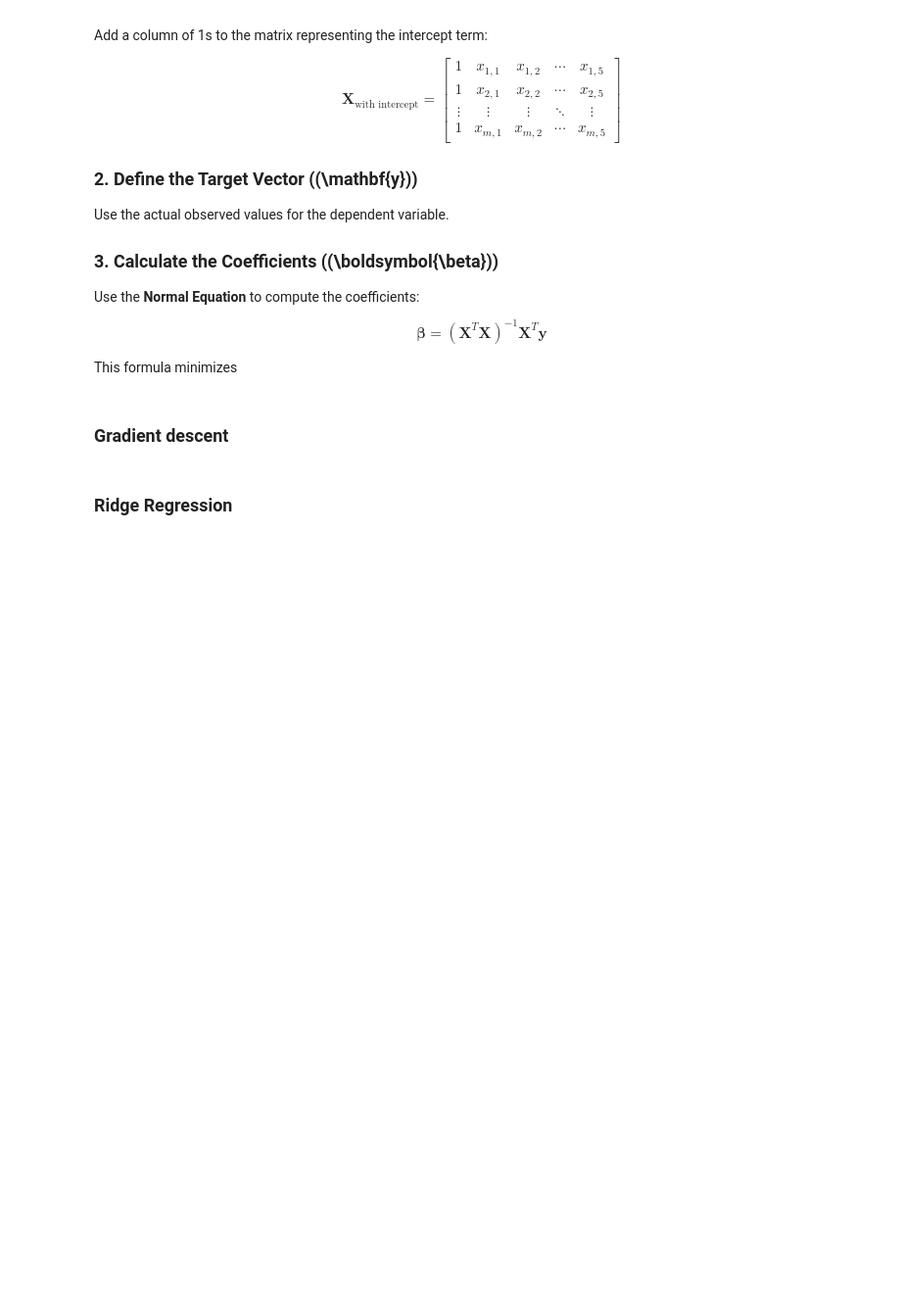
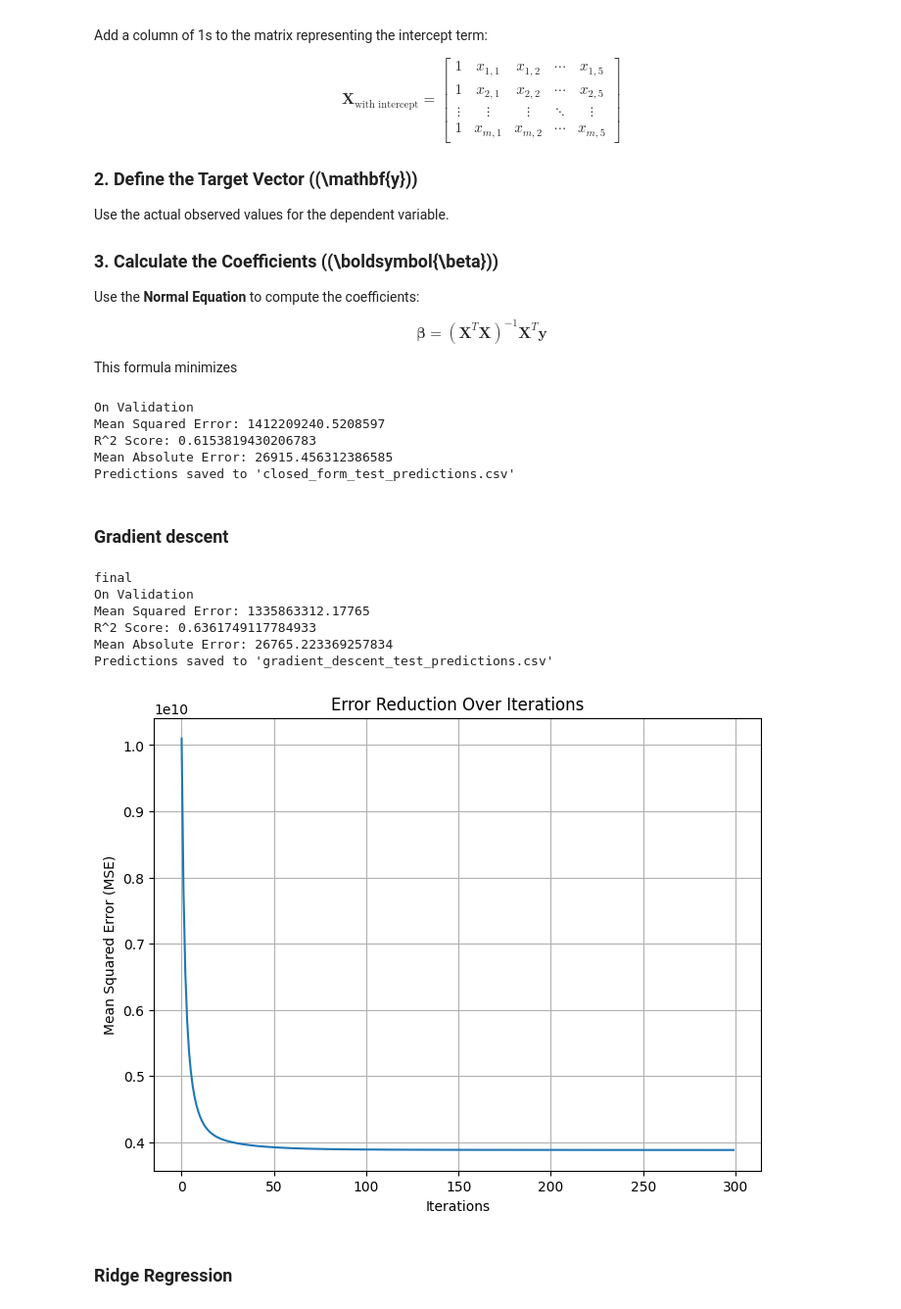
Before and after one commit to SarahYousefH/MachineLearningAssignment2, a Jupyter notebook: machine-learning-regression-assignment.ipynb, the cells around one changed output. Shown at 98% size. Cells and saved outputs as stored; diff of their text form; code cells hidden in the pictures; blank space fills up the shorter version.

```diff
--- a/machine-learning-regression-assignment.ipynb
+++ b/machine-learning-regression-assignment.ipynb
@@ -639,7 +639,7 @@ df_shuffled = shuffle(df, random_state=42) # note that 42 is a widely used conve
 train_data, temp_data = train_test_split(df_shuffled, test_size=0.4, random_state=42)
 
 # Split the temp data into validation and testing
-val_data, test_data = train_test_split(temp_data, test_size=0.6, random_state=42)
+val_data, test_data = train_test_split(temp_data, test_size=0.4, random_state=42)
 
 # Output the sizes of each split to verify
 print (len(train_data))
@@ -870,26 +870,36 @@ This formula minimizes
 
 import numpy as np
 
-def closed_form_model(X_train, y_train, X_test, y_test):
+def closed_form_model(X_train, y_train, X_val, X_test):
 
     # add bias feature
-    X_train = np.hstack((np.ones((train_data.shape[0], 1)), X_train))
-    X_test = np.hstack((np.ones((test_data.shape[0], 1)), X_test))
+    X_train = np.hstack((np.ones((X_train.shape[0], 1)), X_train))
+    X_val = np.hstack((np.ones((X_val.shape[0], 1)), X_val))
+    X_test = np.hstack((np.ones((X_test.shape[0], 1)), X_test))
 
     # Closed-form solution for linear regression
     # beta = (X^T * X)^(-1) * X^T * y
     beta = np.linalg.inv(X_train.T @ X_train) @ X_train.T @ y_train
 
-    # Make predictions on test sets
-    y_predicted = X_test @ beta
 
-    return y_predicted, beta
+    # Make predictions on validation set
+    y_val_predicted = X_val @ beta
+
+    # Make predictions on test set
+    y_test_predicted = X_test @ beta
+
+    return y_val_predicted,y_test_predicted
 
 
-y_predicted, beta = closed_form_model(X_train, y_train, X_test, y_test)
-mse,r2,mae = evaluate_model(y_predicted)
-print_evaluation (mse,r2,mae)
-export_model (y_predicted, 'closed_form')
+y_val_predicted_closed, y_test_predicted_closed = closed_form_model(X_train, y_train, X_val, X_test)
+mse,r2,mae = evaluate_model(y_val_predicted_closed)
+export_model (y_test_predicted_linear, 'closed_form')
+# %% [output]
+On Validation
+Mean Squared Error: 1412209240.5208597
+R^2 Score: 0.6153819430206783
+Mean Absolute Error: 26915.456312386585
+Predictions saved to 'closed_form_test_predictions.csv'
 # %% [markdown]
 ### Gradient descent
 # %%
@@ -898,11 +908,12 @@ import matplotlib.pyplot as plt
 
 
 # find linear regression with visualizing
-def gradient_descent_model(X_train, y_train, X_test, y_test, alpha , num_iterations):
+def gradient_descent_model(X_train, y_train, X_val,X_test, alpha , num_iterations):
 
     # add bias feature
-    X_train = np.hstack((np.ones((train_data.shape[0], 1)), X_train))
-    X_test = np.hstack((np.ones((test_data.shape[0], 1)), X_test))
+    X_train = np.hstack((np.ones((X_train.shape[0], 1)), X_train))
+    X_val = np.hstack((np.ones((X_val.shape[0], 1)), X_val))
+    X_test = np.hstack((np.ones((X_test.shape[0], 1)), X_test))
 
     num_samples = X_train.shape[0]  # Number of samples
     num_features = X_train.shape[1]  # Number of features or weights
@@ -915,40 +926,52 @@ def gradient_descent_model(X_train, y_train, X_test, y_test, alpha , num_iterati
     for t in range(num_iterations):
         # find predictions
         y_pred = X_train @ w
 
         # Compute gradient which equal to derivative
         gradient = -(1 / num_samples) * (X_train.T @ (y_train - y_pred))
 
         # Update weights based on gradient and alpha
         w = w - alpha * gradient
 
         # Calculate MSE and store it
         error = (1 / (2 * num_samples)) * np.sum((y_train - y_pred) ** 2)
         errors.append(error)
 
+
+    # Predict on the validation set using the final weights
+    y_val_predicted = X_val @ w
+
     # Predict on the test set using the final weights
-    y_test_pred = X_test @ w
+    y_test_predicted = X_test @ w
 
-    return y_test_pred, errors
+    return y_val_predicted, y_test_predicted, errors
 
 
 
 alpha = 0.1
-num_iterations = 200
+num_iterations = 300
 
-y_predicted, errors = gradient_descent_model(X_train, y_train, X_test, y_test, alpha , num_iterations)
-mse,r2,mae = evaluate_model(y_predicted)
-print_evaluation (mse,r2,mae)
-export_model (y_predicted, 'gradient_descent')
+y_val_predicted_gradient, y_test_predicted_gradient, errors = gradient_descent_model(X_train, y_train, X_val, X_test, alpha, num_iterations)
+mse,r2,mae = evaluate_model(y_val_predicted_gradient)
+export_model (y_test_predicted_gradient, 'gradient_descent')
+
 
 # Visualize Error over Iterations
 plt.figure(figsize=(8, 6))
 plt.plot(range(num_iterations), errors)
 plt.title("Error Reduction Over Iterations")
 plt.xlabel("Iterations")
 plt.ylabel("Mean Squared Error (MSE)")
 plt.grid(True)
 plt.show()
+# %% [output]
+final
+On Validation
+Mean Squared Error: 1335863312.17765
+R^2 Score: 0.6361749117784933
+Mean Absolute Error: 26765.223369257834
+Predictions saved to 'gradient_descent_test_predictions.csv'
+[figure, added]
 # %% [markdown]
 ### Ridge Regression
 # %%
```
Also changed, not shown: parts of 4 cells of this notebook.
